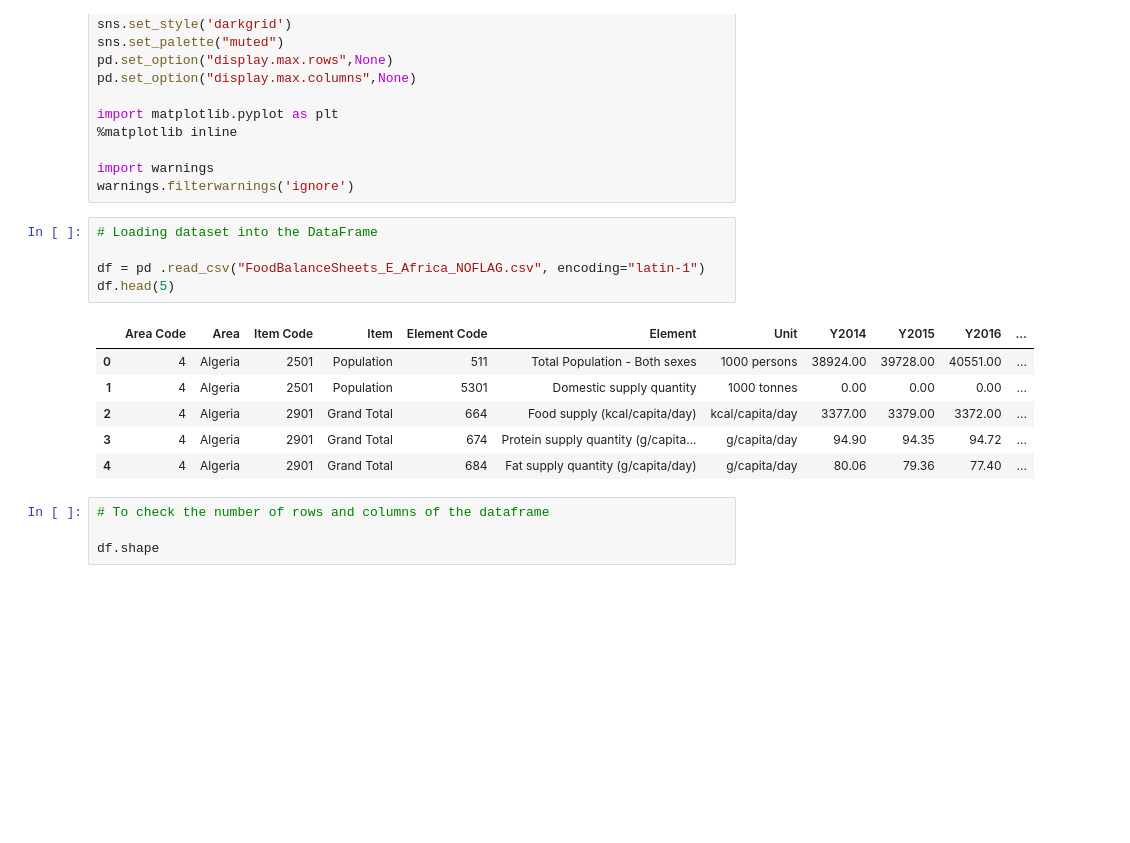
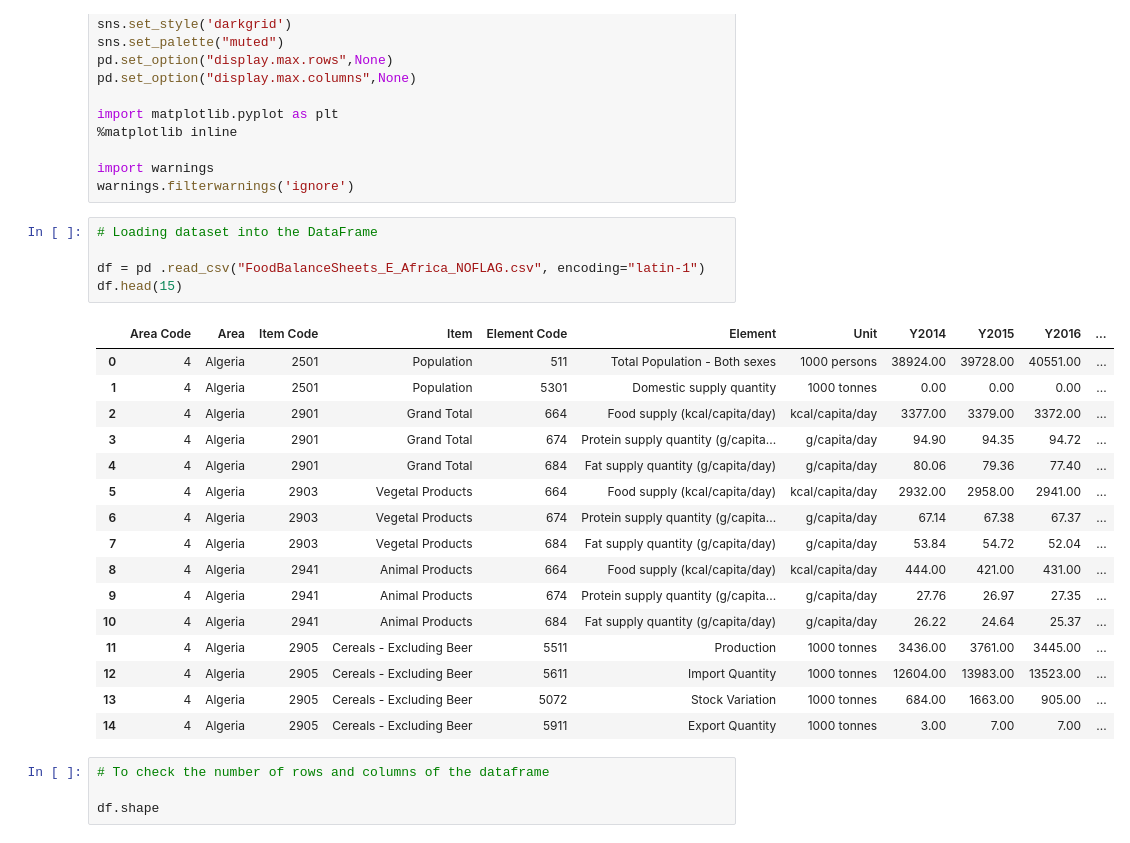
Before and after one commit to adeke910/HDSC_Stage-A_Quiz, a Jupyter notebook: Stage_A_Quiz.ipynb, the cells around one changed output. Drawn from its saved outputs; the diff is of its cells as text; blank space fills up the shorter version.

```diff
--- a/Stage_A_Quiz.ipynb
+++ b/Stage_A_Quiz.ipynb
@@ -23,15 +23,25 @@ warnings.filterwarnings('ignore')
 # %%
 # Loading dataset into the DataFrame
 
 df = pd .read_csv("FoodBalanceSheets_E_Africa_NOFLAG.csv", encoding="latin-1")
-df.head(5)
+df.head(15)
 # %% [output]
 |  | Area Code | Area | Item Code | Item | Element Code | Element | Unit | Y2014 | Y2015 | Y2016 | ... |
 | 0 | 4 | Algeria | 2501 | Population | 511 | Total Population - Both sexes | 1000 persons | 38924.00 | 39728.00 | 40551.00 | ... |
 | 1 | 4 | Algeria | 2501 | Population | 5301 | Domestic supply quantity | 1000 tonnes | 0.00 | 0.00 | 0.00 | ... |
 | 2 | 4 | Algeria | 2901 | Grand Total | 664 | Food supply (kcal/capita/day) | kcal/capita/day | 3377.00 | 3379.00 | 3372.00 | ... |
 | 3 | 4 | Algeria | 2901 | Grand Total | 674 | Protein supply quantity (g/capita... | g/capita/day | 94.90 | 94.35 | 94.72 | ... |
 | 4 | 4 | Algeria | 2901 | Grand Total | 684 | Fat supply quantity (g/capita/day) | g/capita/day | 80.06 | 79.36 | 77.40 | ... |
+| 5 | 4 | Algeria | 2903 | Vegetal Products | 664 | Food supply (kcal/capita/day) | kcal/capita/day | 2932.00 | 2958.00 | 2941.00 | ... |
+| 6 | 4 | Algeria | 2903 | Vegetal Products | 674 | Protein supply quantity (g/capita... | g/capita/day | 67.14 | 67.38 | 67.37 | ... |
+| 7 | 4 | Algeria | 2903 | Vegetal Products | 684 | Fat supply quantity (g/capita/day) | g/capita/day | 53.84 | 54.72 | 52.04 | ... |
+| 8 | 4 | Algeria | 2941 | Animal Products | 664 | Food supply (kcal/capita/day) | kcal/capita/day | 444.00 | 421.00 | 431.00 | ... |
+| 9 | 4 | Algeria | 2941 | Animal Products | 674 | Protein supply quantity (g/capita... | g/capita/day | 27.76 | 26.97 | 27.35 | ... |
+| 10 | 4 | Algeria | 2941 | Animal Products | 684 | Fat supply quantity (g/capita/day) | g/capita/day | 26.22 | 24.64 | 25.37 | ... |
+| 11 | 4 | Algeria | 2905 | Cereals - Excluding Beer | 5511 | Production | 1000 tonnes | 3436.00 | 3761.00 | 3445.00 | ... |
+| 12 | 4 | Algeria | 2905 | Cereals - Excluding Beer | 5611 | Import Quantity | 1000 tonnes | 12604.00 | 13983.00 | 13523.00 | ... |
+| 13 | 4 | Algeria | 2905 | Cereals - Excluding Beer | 5072 | Stock Variation | 1000 tonnes | 684.00 | 1663.00 | 905.00 | ... |
+| 14 | 4 | Algeria | 2905 | Cereals - Excluding Beer | 5911 | Export Quantity | 1000 tonnes | 3.00 | 7.00 | 7.00 | ... |
 # %%
 # To check the number of rows and columns of the dataframe
 
```
Also changed, not shown: parts of 40 cells of this notebook.
